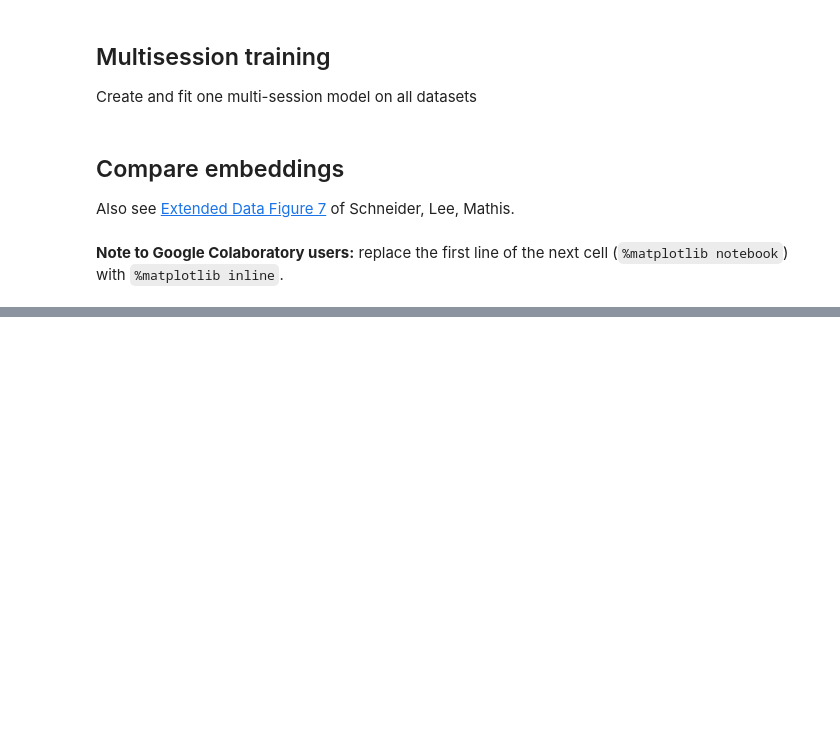
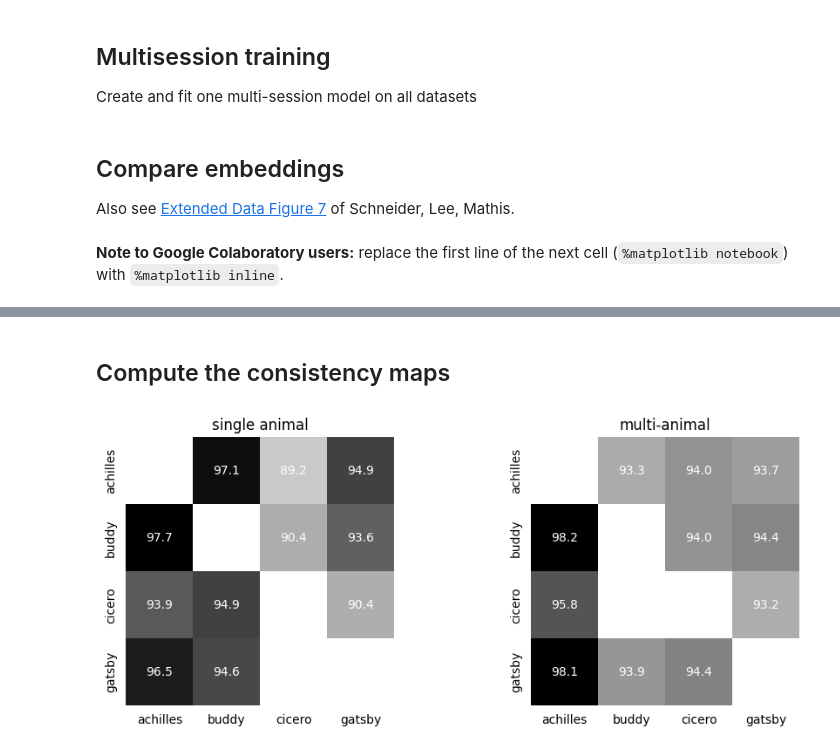
Before and after one commit to AdaptiveMotorControlLab/CEBRA-demos, a Jupyter notebook: Demo_hippocampus_multisession.ipynb, the cells around one changed output, grey strips where cells are left out. Saved outputs shown, nothing was run; the diff lists cells and outputs as text; code cells hidden in the pictures; blank space fills up the shorter version.

Commit message:
Add consistency scores for Demo_hippocampus_multisession.ipynb (#6)

```diff
--- a/Demo_hippocampus_multisession.ipynb
+++ b/Demo_hippocampus_multisession.ipynb
@@ -214,0 +214,35 @@ plt.show()
+# %% [markdown]
+## Compute the consistency maps
+# %%
+# labels to align the subjects is the position of the mouse in the arena
+labels = [data.continuous_index[:, 0]
+          for data in [hippocampus_a, hippocampus_b, hippocampus_c, hippocampus_g]]
+
+
+# CEBRA (single animal)
+scores, pairs, subjects = cebra.sklearn.metrics.consistency_score(embeddings=list(embeddings.values()),
+                                                                                 labels=labels,
+                                                                                 dataset_ids=names,
+                                                                                 between="datasets")
+
+# CEBRA (multiple animals)
+multi_scores, multi_pairs, multi_subjects = cebra.sklearn.metrics.consistency_score(embeddings=list(multi_embeddings.values()),
+                                                                                 labels=labels,
+                                                                                 dataset_ids=names,
+                                                                                 between="datasets")
+# %%
+%matplotlib notebook
+
+# Display consistency maps
+fig = plt.figure(figsize=(11, 4))
+
+ax1 = plt.subplot(121)
+ax2 = plt.subplot(122)
+
+ax1 = cebra.plot_consistency(scores, pairs=pairs, datasets=subjects,
+                             ax=ax1, title="single animal", colorbar_label=None)
+
+ax2 = cebra.plot_consistency(multi_scores, pairs=multi_pairs, datasets=multi_subjects,
+                             ax=ax2, title="multi-animal", colorbar_label=None)
+# %% [output]
+[figure, added]
```
Also changed, not shown: parts of 1 cell of this notebook, 1 other file.
